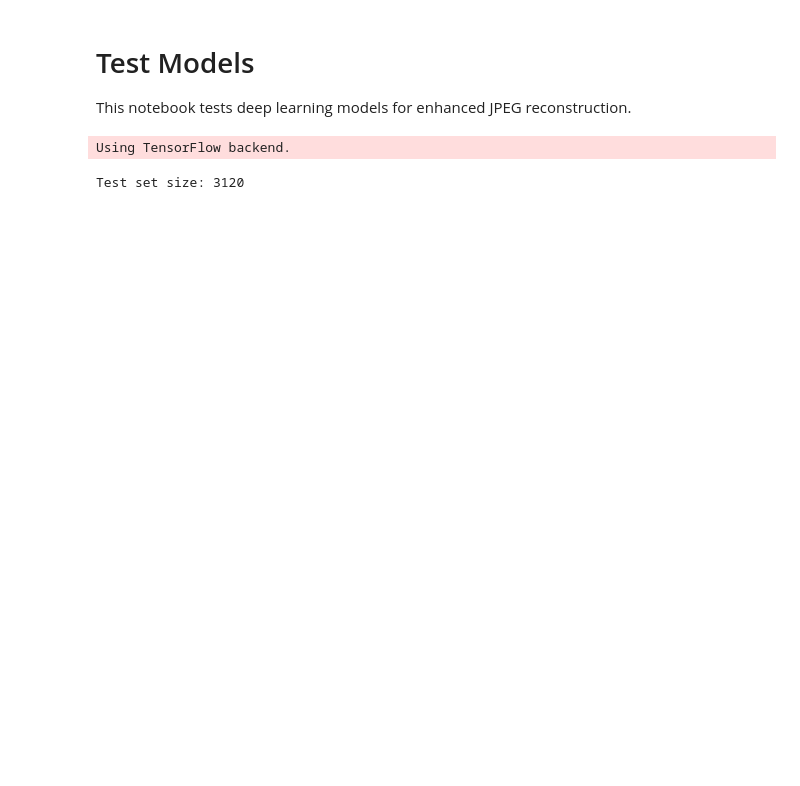
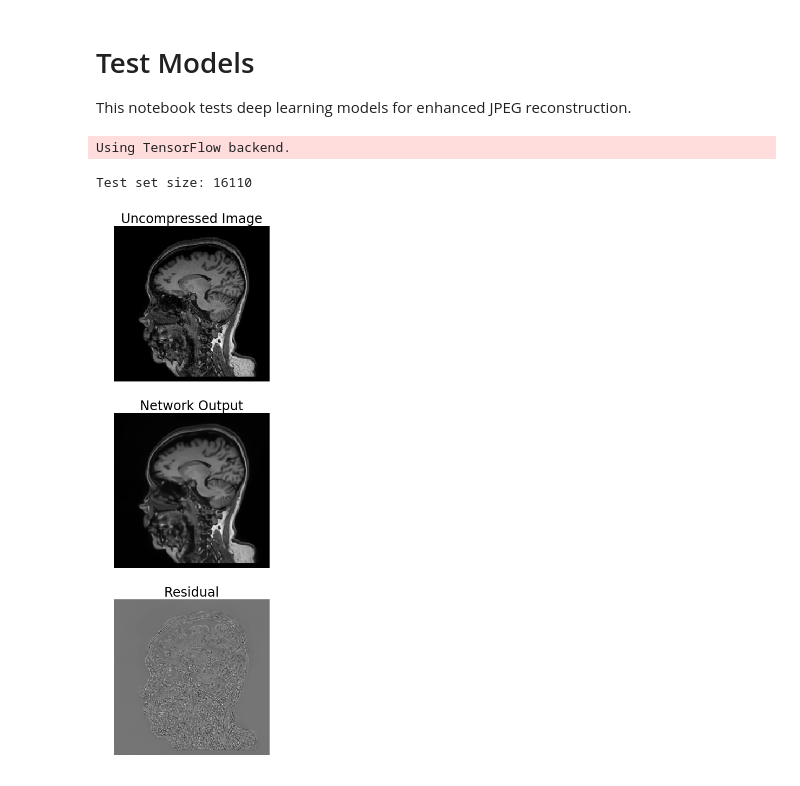
Before and after one commit to rmsouza01/JPEG-reconstruction, a Jupyter notebook: JNotebooks/test_model.ipynb, the cells around one changed output. Saved outputs shown, nothing was run; the diff lists cells and outputs as text; code cells hidden in the pictures; blank space fills up the shorter version.

```diff
--- a/JNotebooks/test_model.ipynb
+++ b/JNotebooks/test_model.ipynb
@@ -23,7 +23,7 @@ from models import unet
 Using TensorFlow backend.
 # %%
 # Train and validation data paths
-test_path = "/media/roberto/DATA/GDrive/MR-Data/JPEG-compression/tiff/Test/*.tif"
+test_path = "/home/ubuntu/volume1/TIFF/Testing/*.tif"
 
 # Listing train and validation images
 test_images = glob.glob(test_path)
@@ -31,7 +31,7 @@ test_images = glob.glob(test_path)
 # Summary of images
 print("Test set size:", len(test_images))
 # %% [output]
-Test set size: 3120
+Test set size: 16110
 # %%
 H,W = 256, 256
 norm = 255.0
@@ -67,3 +69,24 @@ pred = model.predict(test_compr)
+# %%
+#print(pred)
+
+slc = 63
+
+plt.figure(figsize = (9,18))
+plt.subplot(3,1,1)
+plt.axis("off")
+plt.title("Uncompressed Image", fontsize=24)
+plt.imshow(test_unc[slc,:,:,0],cmap = "gray")
+plt.subplot(3,1,2)
+plt.axis("off")
+plt.title("Network Output", fontsize=24)
+plt.imshow(pred[slc,:,:,0],cmap = "gray")
+plt.subplot(3,1,3)
+plt.axis("off")
+plt.title("Residual", fontsize=24)
+plt.imshow((test_unc[slc,:,:,0] - pred[slc,:,:,0]),cmap = "gray")
+plt.show()
+# %% [output]
+[figure, added]
 # %%
 indexes_test = np.arange(len(test_images),dtype = int)
 np.random.shuffle(indexes_test)
```
Also changed, not shown: parts of 9 cells of this notebook, 23 other files.
